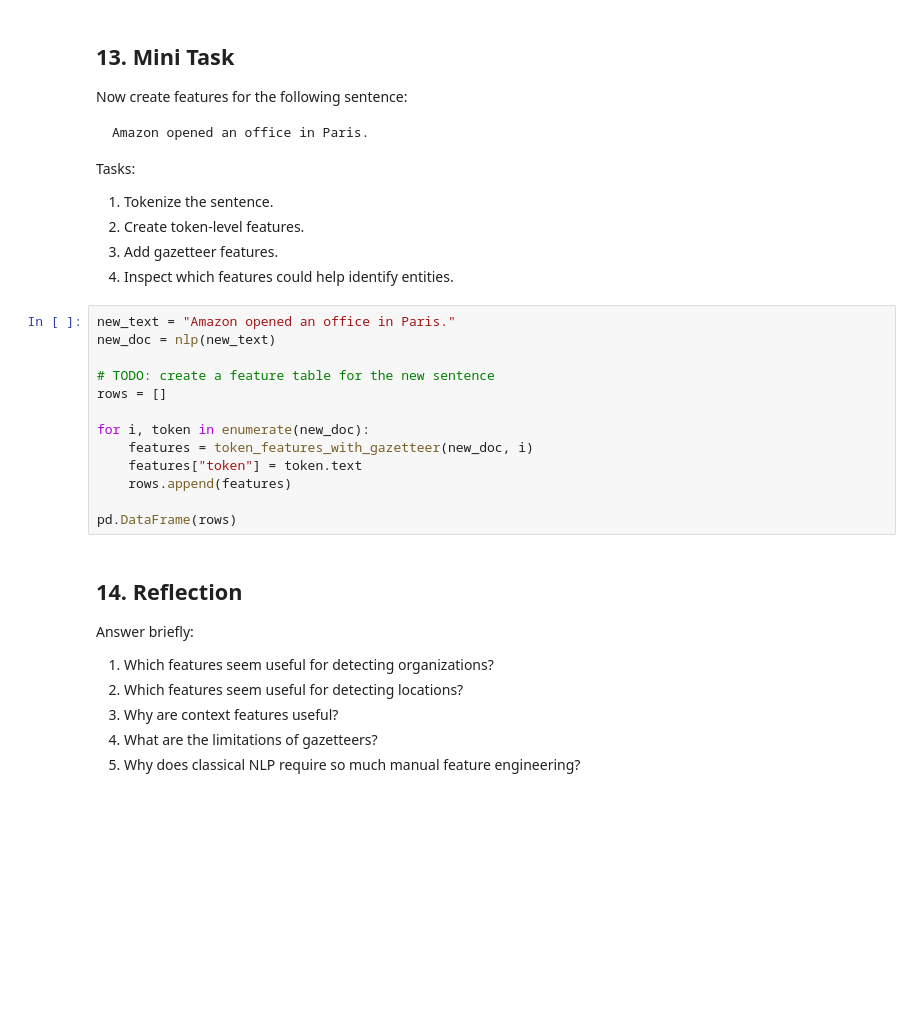
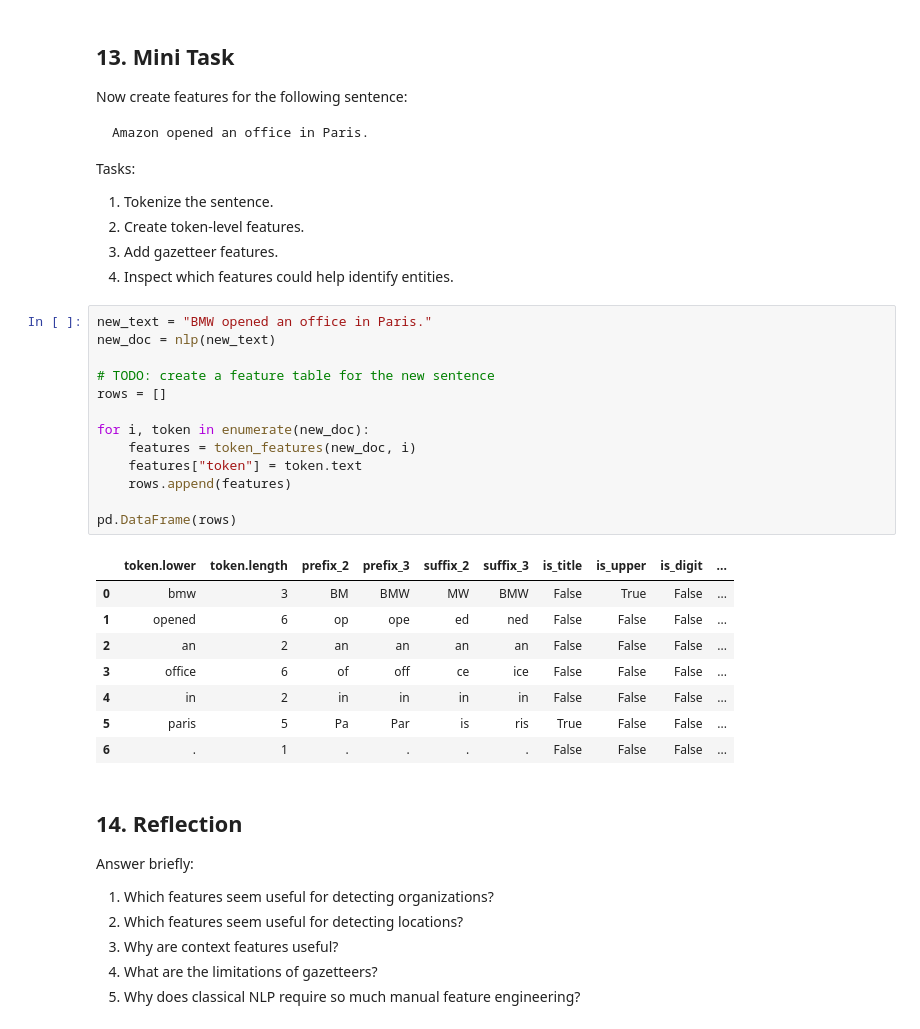
Before and after one commit to LTluttmann/ie_course_material, a Jupyter notebook: notebooks/05_ml_ner/01_token_features_for_ner.ipynb, the cells around one changed output. Cells and saved outputs as stored; diff of their text form; blank space fills up the shorter version.

```diff
--- a/notebooks/05_ml_ner/01_token_features_for_ner.ipynb
+++ b/notebooks/05_ml_ner/01_token_features_for_ner.ipynb
@@ -330,18 +408,27 @@ Tasks:
 3. Add gazetteer features.
 4. Inspect which features could help identify entities.
 # %%
-new_text = "Amazon opened an office in Paris."
+new_text = "BMW opened an office in Paris."
 new_doc = nlp(new_text)
 
 # TODO: create a feature table for the new sentence
 rows = []
 
 for i, token in enumerate(new_doc):
-    features = token_features_with_gazetteer(new_doc, i)
+    features = token_features(new_doc, i)
     features["token"] = token.text
     rows.append(features)
 
 pd.DataFrame(rows)
+# %% [output]
+|  | token.lower | token.length | prefix_2 | prefix_3 | suffix_2 | suffix_3 | is_title | is_upper | is_digit | ... |
+| 0 | bmw | 3 | BM | BMW | MW | BMW | False | True | False | ... |
+| 1 | opened | 6 | op | ope | ed | ned | False | False | False | ... |
+| 2 | an | 2 | an | an | an | an | False | False | False | ... |
+| 3 | office | 6 | of | off | ce | ice | False | False | False | ... |
+| 4 | in | 2 | in | in | in | in | False | False | False | ... |
+| 5 | paris | 5 | Pa | Par | is | ris | True | False | False | ... |
+| 6 | . | 1 | . | . | . | . | False | False | False | ... |
 # %% [markdown]
 ## 14. Reflection
 
```
Also changed, not shown: parts of 9 cells of this notebook, 6 other files.
